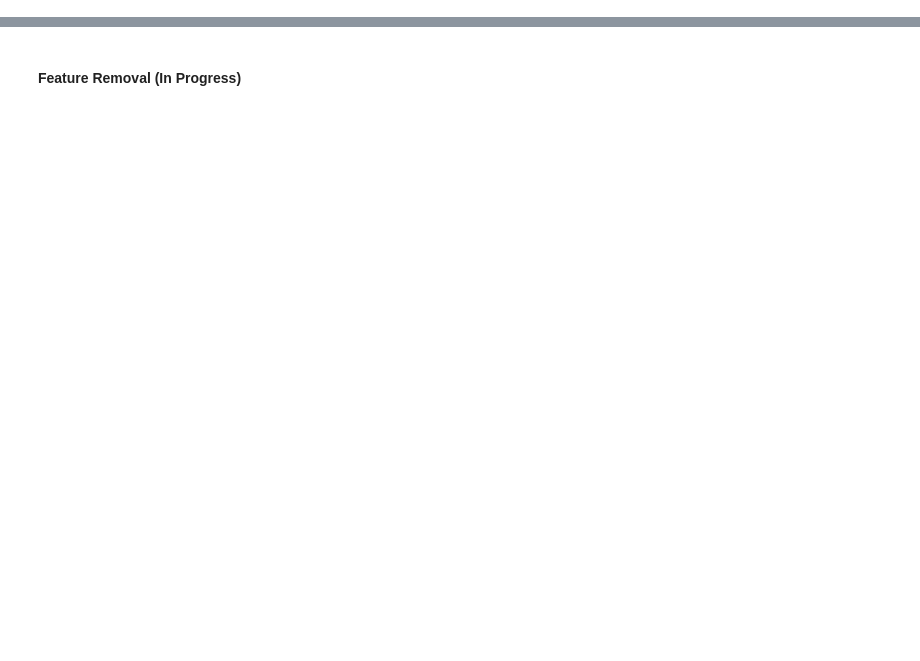
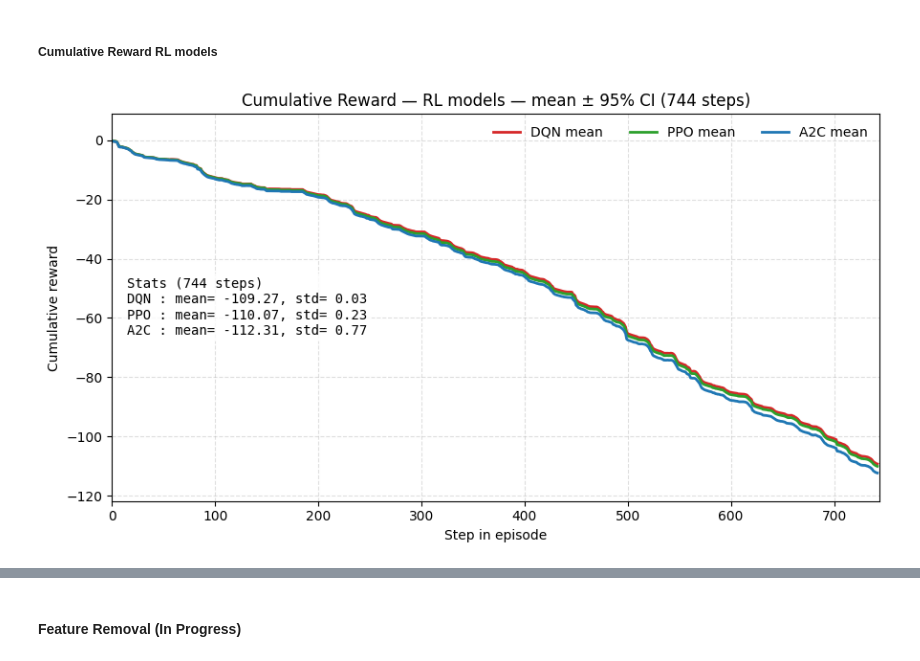
Before and after one commit to EacyCoding/ExplainableRLBatteryControl, a Jupyter notebook: examples/model_comparison_1seed.ipynb, the cells around one changed output, grey strips where cells are left out. Cells and saved outputs as stored; diff of their text form; code cells hidden in the pictures; blank space fills up the shorter version.

```diff
--- a/examples/model_comparison_1seed.ipynb
+++ b/examples/model_comparison_1seed.ipynb
@@ -215,0 +412,63 @@ A2C: mean=-268.85 ± 0.65 (n=10)
+# %% [markdown]
+##### Cumulative Reward RL models
+# %%
+# ==== Cumulative Reward — RL models only (zoomed, 744 steps) + Stats-Box ====
+plt.figure(figsize=(9,5))
+
+rl_only = [n for n in ["DQN","PPO","A2C"] if n in models]
+y_collect = []
+
+for name in rl_only:
+    x, mean, ci = mean_ci_cumcurves_pad(models[name])
+    L = min(len(x), EVAL_MAX_STEPS)  # = 744
+    x, mean = x[:L], mean[:L]
+    c = COLOR.get(name)
+
+    plt.plot(x, mean, lw=2, label=f"{name} mean", color=c)
+    if ci is not None and np.any(ci):
+        ci = ci[:L]
+        plt.fill_between(x, mean-ci, mean+ci, alpha=0.18, linewidth=0, color=c)
+        y_collect.append(mean-ci); y_collect.append(mean+ci)
+    else:
+        y_collect.append(mean)
+
+# Auto-Zoom auf RL-Bereich (mit etwas Padding)
+if y_collect:
+    Y = np.concatenate([np.asarray(v, float) for v in y_collect])
+    y_min, y_max = np.nanmin(Y), np.nanmax(Y)
+    pad = max(1.0, 0.08 * (y_max - y_min))
+    plt.ylim(y_min - pad, y_max + pad)
+
+plt.xlim(0, EVAL_MAX_STEPS)
+plt.xlabel("Step in episode")
+plt.ylabel("Cumulative reward")
+plt.title("Cumulative Reward — RL models — mean ± 95% CI (744 steps)")
+plt.grid(True, linestyle="--", alpha=0.4)
+plt.legend(frameon=False, ncol=3)
+
+# ---- Stats-Box mit exakten Werten ----
+def _episode_returns(step_lists, max_steps):
+    return np.array([np.sum(np.asarray(s, float)[:max_steps]) for s in step_lists], float)
+
+lines = []
+for name in rl_only:
+    rets = _episode_returns(models[name], EVAL_MAX_STEPS)
+    n = rets.size
+    mean_val = float(np.mean(rets)) if n else float("nan")
+    std_val  = float(np.std(rets, ddof=1)) if n > 1 else 0.0
+    lines.append(f"{name:<4}: mean={mean_val:>8.2f}, std={std_val:>5.2f}")
+
+txt = "Stats (744 steps)\n" + "\n".join(lines)
+ax = plt.gca()
+ax.text(
+    0.02, 0.50, txt,
+    transform=ax.transAxes,
+    ha="left", va="center",
+    fontsize=10, family="monospace",
+    bbox=dict(boxstyle="round", fc="white", ec="none", alpha=0.8)
+)
+
+plt.tight_layout()
+plt.show()
+# %% [output]
+[figure, added]
```
Also changed, not shown: parts of 32 cells of this notebook, 12 other files.
